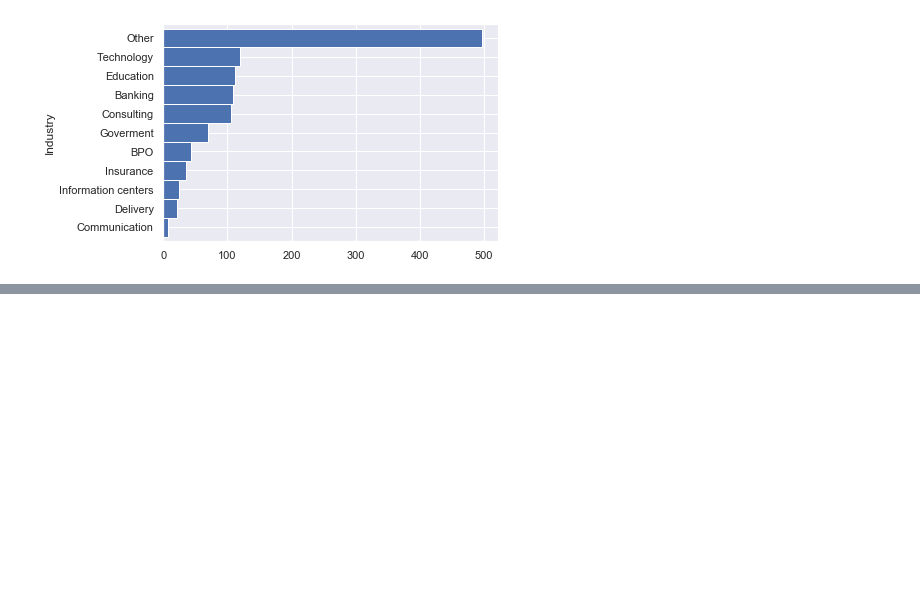
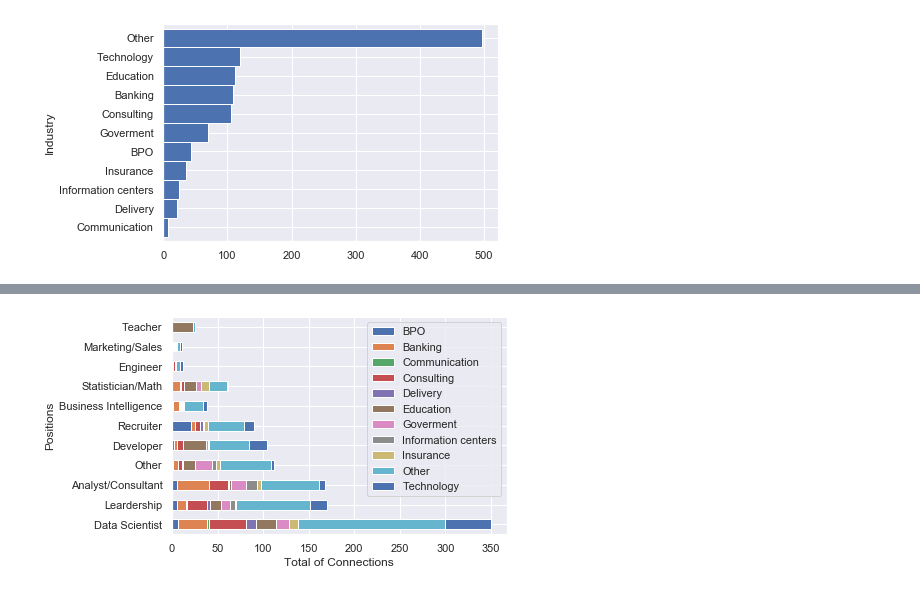
Before and after one commit to anmarphy/My_LinkedIn_2020_Dec, a Jupyter notebook: Basic_Information.ipynb, the cells around one changed output, grey strips where cells are left out. Drawn from its saved outputs; the diff is of its cells as text; code cells hidden in the pictures; blank space fills up the shorter version.

Commit message:
Added the Industry vs Position chart

```diff
--- a/Basic_Information.ipynb
+++ b/Basic_Information.ipynb
@@ -428,0 +457,10 @@ Connections.pivot_table(index='Position_2', values='Company', aggfunc='count').s
+# %%
+pivot = Connections.pivot_table(index='Position_2',columns='Industry', values='Company', aggfunc='count').sort_values(by='Position_2', ascending=False)
+pivot = pivot.rename_axis(None, axis=1)
+pivot=pivot.sort_values('Other', ascending=False)
+pivot.plot(kind="barh", stacked=True)
+plt.xlabel('Total of Connections')
+plt.ylabel('Positions')
+plt.show()
+# %% [output]
+[figure, added]
```
Also changed, not shown: parts of 5 cells of this notebook.
